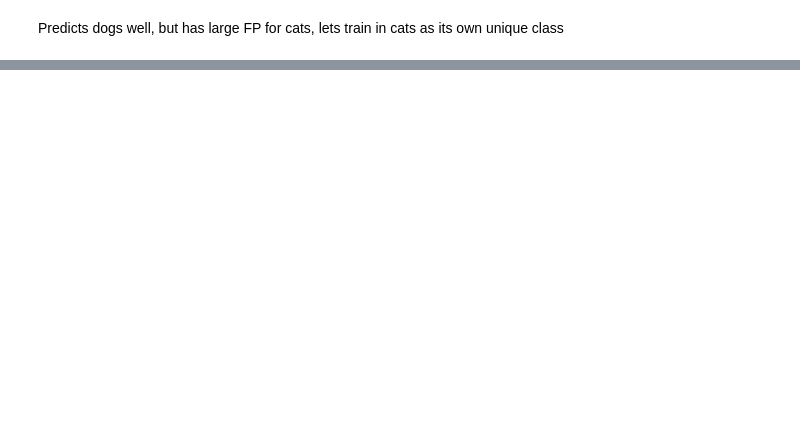
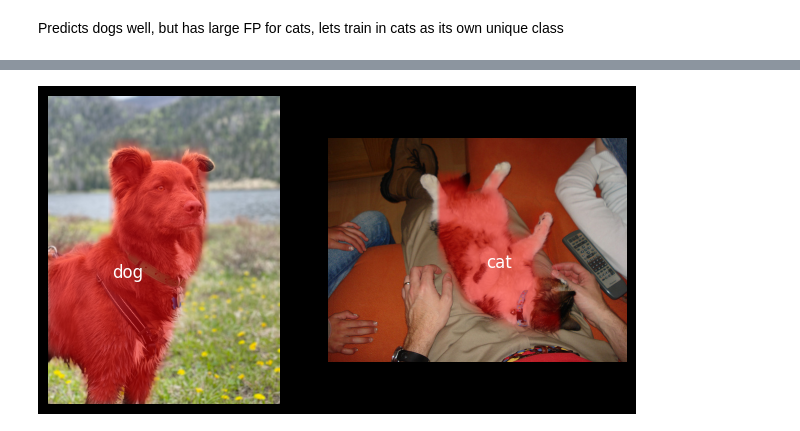
Before and after one commit to yasasawij/CS445-Project, a Jupyter notebook: revised_main.ipynb, the cells around one changed output, grey strips where cells are left out. Saved outputs shown, nothing was run; the diff lists cells and outputs as text; code cells hidden in the pictures; blank space fills up the shorter version.

```diff
--- a/revised_main.ipynb
+++ b/revised_main.ipynb
@@ -718,0 +816,31 @@ Epoch: 1
+# %%
+loaded_cat_model = get_instance_segmentation_model(categories=new_categories)
+device = torch.device('cuda') if torch.cuda.is_available() else torch.device('cpu')
+loaded_cat_model.to(device)
+checkpoint = torch.load('./../models/masrk_rcnn_epoch_10_CatClassTraining.pth', map_location=device)
+loaded_cat_model.load_state_dict(checkpoint['model_state'])
+
+cat_dog_label_map = new_cat_train_dataset.create_class_to_label_dict()
+
+
+new_dog_image = './../theo.jpg' #Local image of a friends dog
+new_cat_image = './../datasets/train/000000000443.jpg' #image from the train set of a cat
+test_image_tensors_list = []
+test_image_predictions_list = []
+
+test_image_tensor, test_image_prediction1 = evaluate_maskrcnn_with_image(loaded_cat_model, new_dog_image, threshold=0.7)
+test_image_tensor, test_image_prediction2 = evaluate_maskrcnn_with_image(loaded_model, new_dog_image, threshold=0.7)
+
+test_image_prediction = select_higher_scores(test_image_prediction2, test_image_prediction1)
+
+test_image_tensors_list.append(test_image_tensor)
+test_image_predictions_list.append(test_image_prediction)
+
+test_image_tensor, test_image_prediction = evaluate_maskrcnn_with_image(loaded_cat_model, new_cat_image, threshold=0.65)
+test_image_tensors_list.append(test_image_tensor)
+test_image_predictions_list.append(test_image_prediction)
+
+
+visualize(test_image_tensors_list, test_image_predictions_list, cat_dog_label_map, enable_mask=True)
+# %% [output]
+[figure, added]
```
Also changed, not shown: parts of 10 cells of this notebook.
